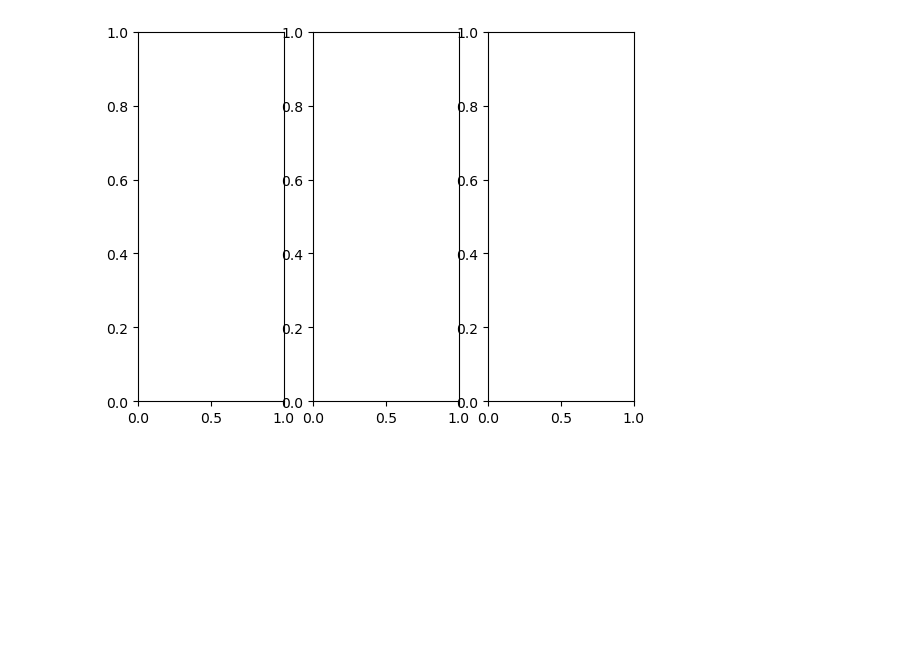
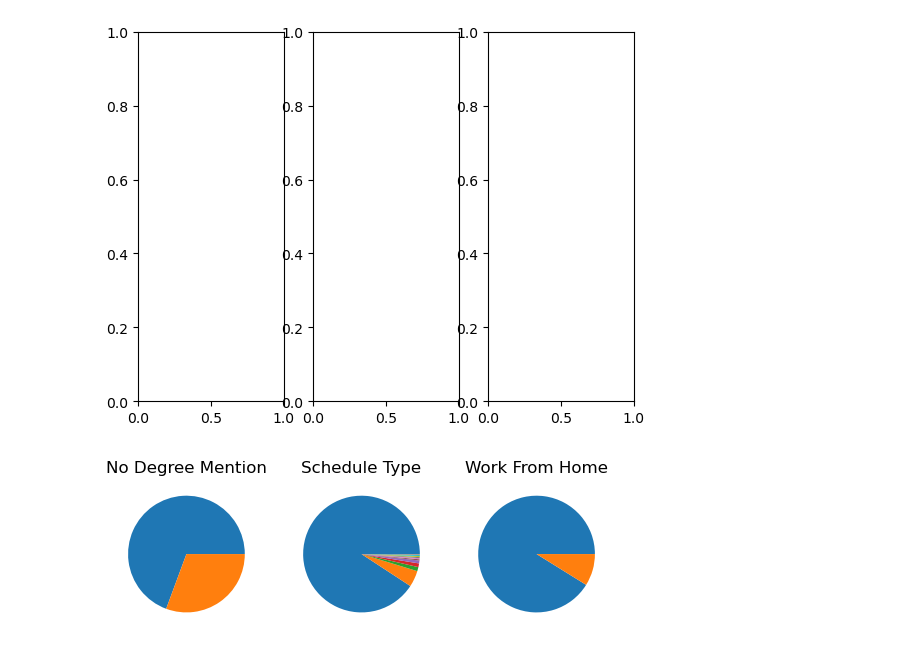
Before and after one commit to SHAHRIAR-HOSSAIN-RIMON/Data, a Jupyter notebook: 2_advanced/14_matplotlib.pie.scatter.ipynb, the cells around one changed output. Saved outputs shown, nothing was run; the diff lists cells and outputs as text; code cells hidden in the pictures; blank space fills up the shorter version.

Commit message:
scatter:

```diff
--- a/2_advanced/14_matplotlib.pie.scatter.ipynb
+++ b/2_advanced/14_matplotlib.pie.scatter.ipynb
@@ -35,3 +35,16 @@ Text(0, 0.5, '')
 fig,ax=plt.subplots(1,3)
 # %% [output]
 [figure]
+# %%
+fig, ax = plt.subplots(1, 3)
+dict_column = {
+    'job_no_degree_mention': 'No Degree Mention',
+    'job_schedule_type': 'Schedule Type',
+    'job_work_from_home': 'Work From Home'
+}
+for i, (column, title) in enumerate(dict_column.items()):
+    counts = df[column].value_counts()
+    ax[i].pie(counts)
+    ax[i].set_title(title)
+# %% [output]
+[figure, added]
```
